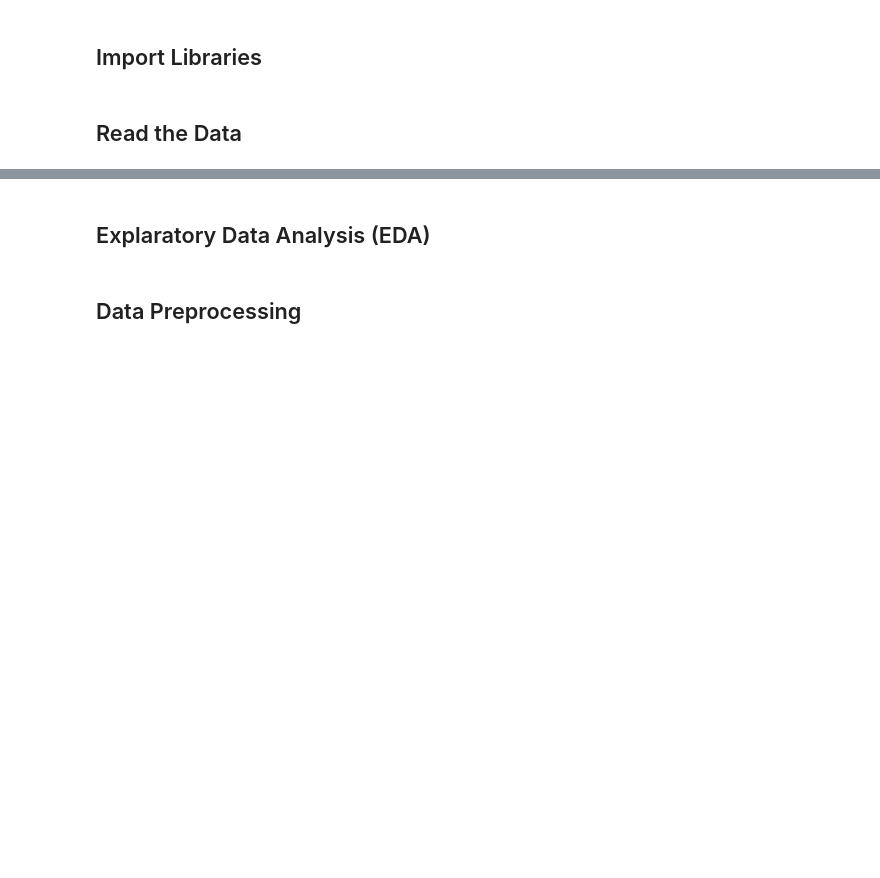
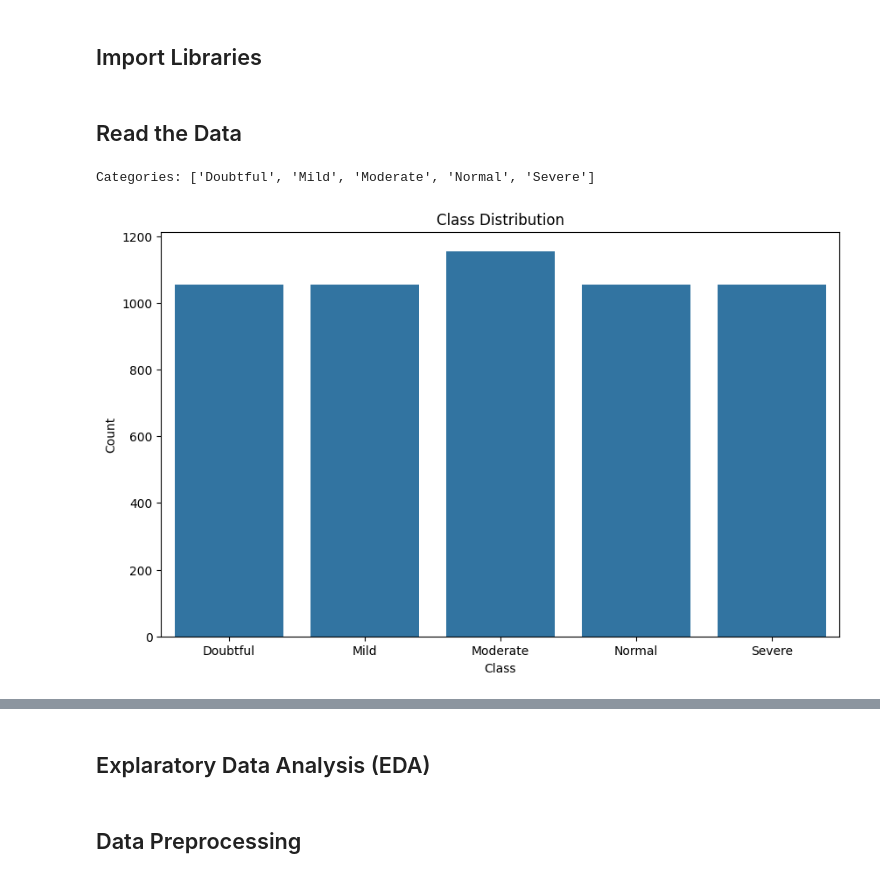
Before and after one commit to Tinnne/UTSDeepLearning, a Jupyter notebook: Number2_OsteoarthritisClassification.ipynb, the cells around one changed output, grey strips where cells are left out. Cells and saved outputs as stored; diff of their text form; code cells hidden in the pictures; blank space fills up the shorter version.

```diff
--- a/Number2_OsteoarthritisClassification.ipynb
+++ b/Number2_OsteoarthritisClassification.ipynb
@@ -27,2 +31,19 @@ import cv2
 # %% [markdown]
 ## Read the Data
+# %%
+data_dir = 'Data/02/train'  # Menggunakan direktori data yang disediakan
+
+categories = os.listdir(data_dir)  # Misalnya: ['Doubtful', 'Mild', 'Moderate', 'Normal', 'Severe']
+print(f"Categories: {categories}")
+# %% [output]
+Categories: ['Doubtful', 'Mild', 'Moderate', 'Normal', 'Severe']
+# %%
+class_counts = [len(os.listdir(os.path.join(data_dir, category))) for category in categories]
+plt.figure(figsize=(10, 6))
+sns.barplot(x=categories, y=class_counts)
+plt.title('Class Distribution')
+plt.xlabel('Class')
+plt.ylabel('Count')
+plt.show()
+# %% [output]
+[figure, added]
```
Also changed, not shown: parts of 11 cells of this notebook, 1 other file.
